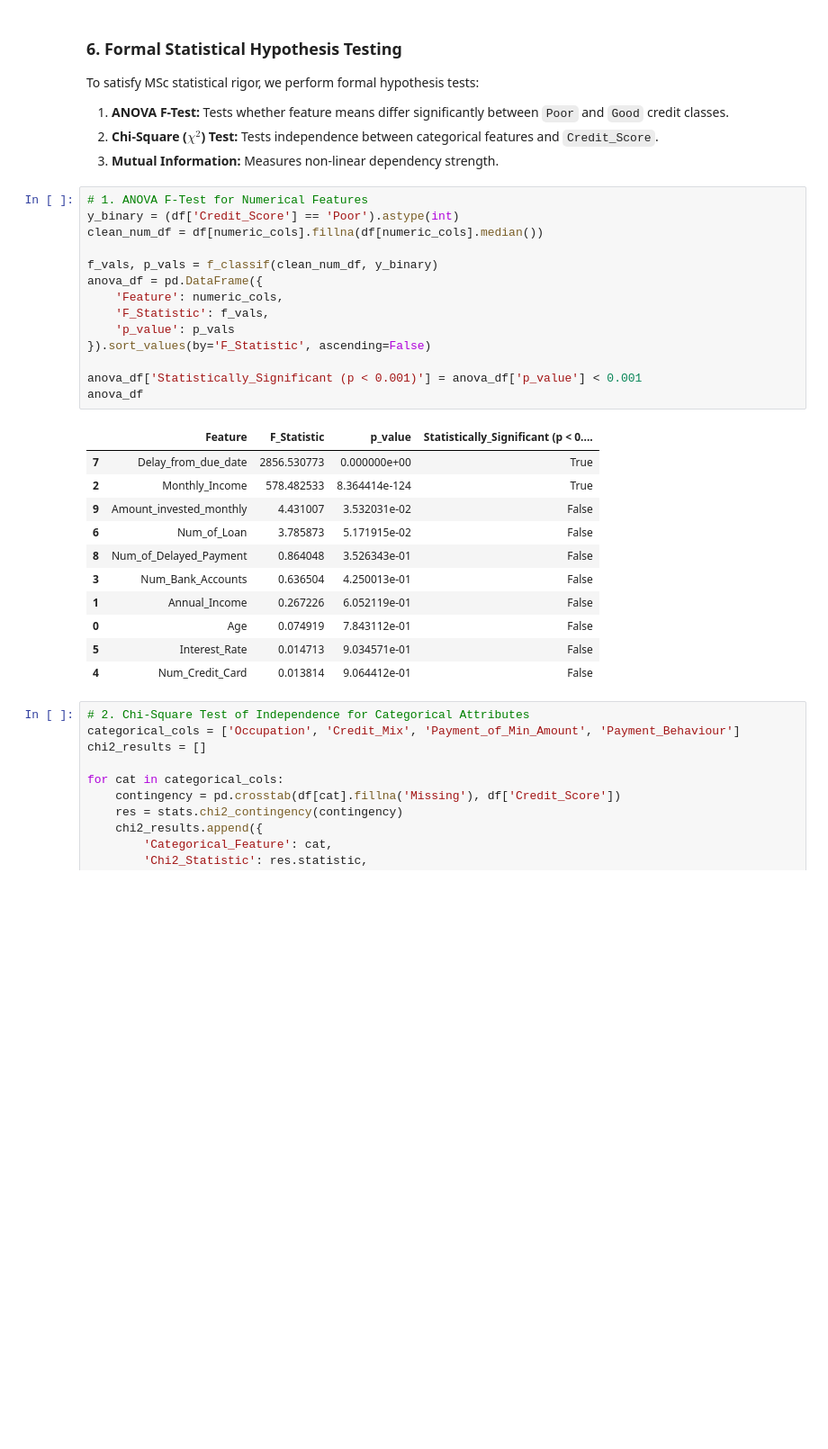
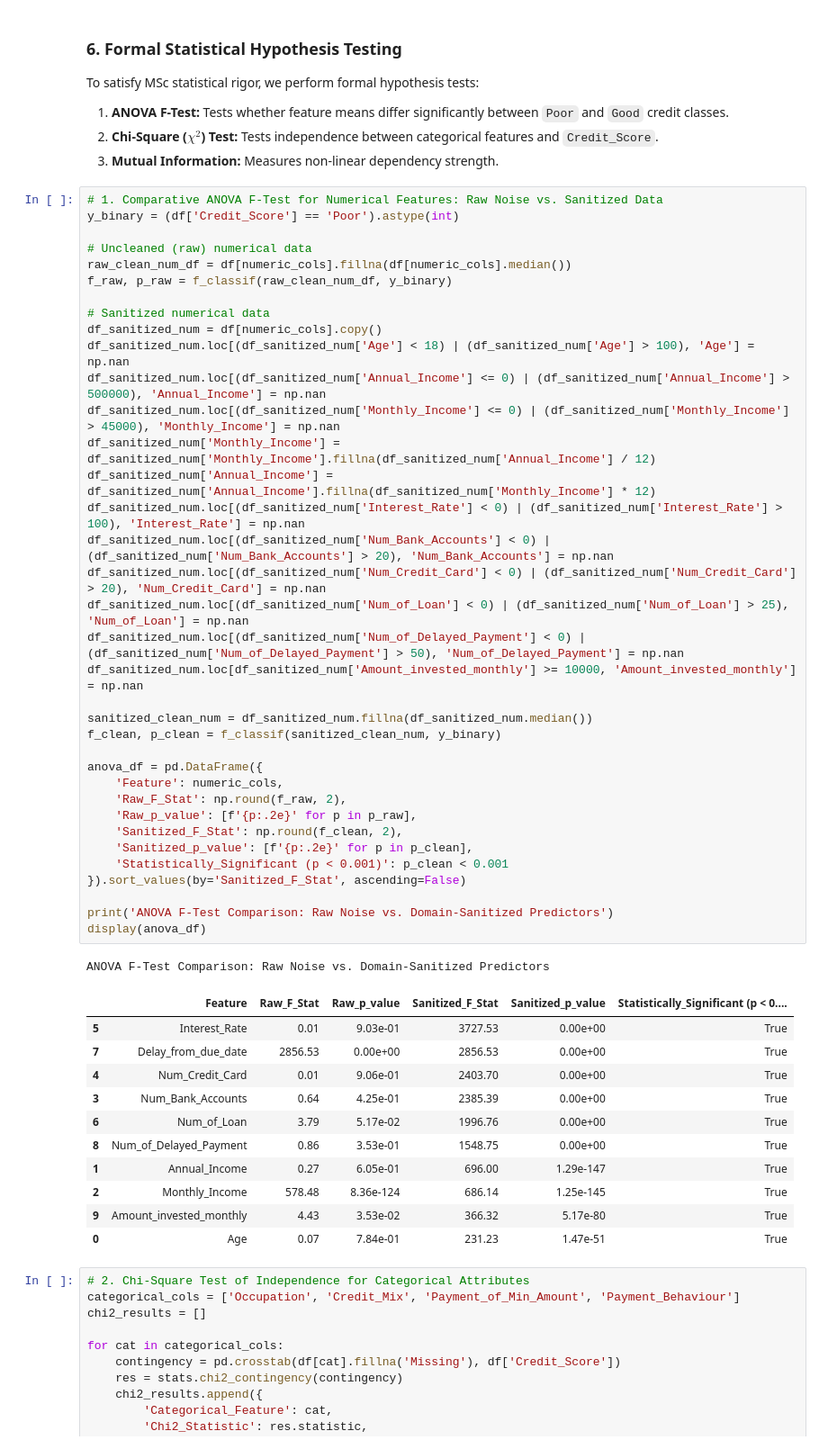
Before and after one commit to ginuka/IT5022_Fundamentals_of_Machine_Learning_Assignment, a Jupyter notebook: notebooks/01_eda_and_data_audit.ipynb, the cells around one changed output. Shown at 90% size. Saved outputs shown, nothing was run; the diff lists cells and outputs as text; blank space fills up the shorter version.

Commit message:
feat(pipeline): implement domain sanitization for Age and corrupted features, update EDA and models

```diff
--- a/notebooks/01_eda_and_data_audit.ipynb
+++ b/notebooks/01_eda_and_data_audit.ipynb
@@ -180,31 +218,54 @@ To satisfy MSc statistical rigor, we perform formal hypothesis tests:
 2. **Chi-Square ($\chi^2$) Test:** Tests independence between categorical features and `Credit_Score`.
 3. **Mutual Information:** Measures non-linear dependency strength.
 # %%
-# 1. ANOVA F-Test for Numerical Features
+# 1. Comparative ANOVA F-Test for Numerical Features: Raw Noise vs. Sanitized Data
 y_binary = (df['Credit_Score'] == 'Poor').astype(int)
-clean_num_df = df[numeric_cols].fillna(df[numeric_cols].median())
 
-f_vals, p_vals = f_classif(clean_num_df, y_binary)
+# Uncleaned (raw) numerical data
+raw_clean_num_df = df[numeric_cols].fillna(df[numeric_cols].median())
+f_raw, p_raw = f_classif(raw_clean_num_df, y_binary)
+
+# Sanitized numerical data
+df_sanitized_num = df[numeric_cols].copy()
+df_sanitized_num.loc[(df_sanitized_num['Age'] < 18) | (df_sanitized_num['Age'] > 100), 'Age'] = np.nan
+df_sanitized_num.loc[(df_sanitized_num['Annual_Income'] <= 0) | (df_sanitized_num['Annual_Income'] > 500000), 'Annual_Income'] = np.nan
+df_sanitized_num.loc[(df_sanitized_num['Monthly_Income'] <= 0) | (df_sanitized_num['Monthly_Income'] > 45000), 'Monthly_Income'] = np.nan
+df_sanitized_num['Monthly_Income'] = df_sanitized_num['Monthly_Income'].fillna(df_sanitized_num['Annual_Income'] / 12)
+df_sanitized_num['Annual_Income'] = df_sanitized_num['Annual_Income'].fillna(df_sanitized_num['Monthly_Income'] * 12)
+df_sanitized_num.loc[(df_sanitized_num['Interest_Rate'] < 0) | (df_sanitized_num['Interest_Rate'] > 100), 'Interest_Rate'] = np.nan
+df_sanitized_num.loc[(df_sanitized_num['Num_Bank_Accounts'] < 0) | (df_sanitized_num['Num_Bank_Accounts'] > 20), 'Num_Bank_Accounts'] = np.nan
+df_sanitized_num.loc[(df_sanitized_num['Num_Credit_Card'] < 0) | (df_sanitized_num['Num_Credit_Card'] > 20), 'Num_Credit_Card'] = np.nan
+df_sanitized_num.loc[(df_sanitized_num['Num_of_Loan'] < 0) | (df_sanitized_num['Num_of_Loan'] > 25), 'Num_of_Loan'] = np.nan
+df_sanitized_num.loc[(df_sanitized_num['Num_of_Delayed_Payment'] < 0) | (df_sanitized_num['Num_of_Delayed_Payment'] > 50), 'Num_of_Delayed_Payment'] = np.nan
+df_sanitized_num.loc[df_sanitized_num['Amount_invested_monthly'] >= 10000, 'Amount_invested_monthly'] = np.nan
+
+sanitized_clean_num = df_sanitized_num.fillna(df_sanitized_num.median())
+f_clean, p_clean = f_classif(sanitized_clean_num, y_binary)
+
 anova_df = pd.DataFrame({
     'Feature': numeric_cols,
-    'F_Statistic': f_vals,
-    'p_value': p_vals
-}).sort_values(by='F_Statistic', ascending=False)
+    'Raw_F_Stat': np.round(f_raw, 2),
+    'Raw_p_value': [f'{p:.2e}' for p in p_raw],
+    'Sanitized_F_Stat': np.round(f_clean, 2),
+    'Sanitized_p_value': [f'{p:.2e}' for p in p_clean],
+    'Statistically_Significant (p < 0.001)': p_clean < 0.001
+}).sort_values(by='Sanitized_F_Stat', ascending=False)
 
-anova_df['Statistically_Significant (p < 0.001)'] = anova_df['p_value'] < 0.001
-anova_df
+print('ANOVA F-Test Comparison: Raw Noise vs. Domain-Sanitized Predictors')
+display(anova_df)
 # %% [output]
+ANOVA F-Test Comparison: Raw Noise vs. Domain-Sanitized Predictors
-|  | Feature | F_Statistic | p_value | Statistically_Significant (p < 0.... |
-| 7 | Delay_from_due_date | 2856.530773 | 0.000000e+00 | True |
-| 2 | Monthly_Income | 578.482533 | 8.364414e-124 | True |
-| 9 | Amount_invested_monthly | 4.431007 | 3.532031e-02 | False |
-| 6 | Num_of_Loan | 3.785873 | 5.171915e-02 | False |
-| 8 | Num_of_Delayed_Payment | 0.864048 | 3.526343e-01 | False |
-| 3 | Num_Bank_Accounts | 0.636504 | 4.250013e-01 | False |
-| 1 | Annual_Income | 0.267226 | 6.052119e-01 | False |
-| 0 | Age | 0.074919 | 7.843112e-01 | False |
-| 5 | Interest_Rate | 0.014713 | 9.034571e-01 | False |
-| 4 | Num_Credit_Card | 0.013814 | 9.064412e-01 | False |
+|  | Feature | Raw_F_Stat | Raw_p_value | Sanitized_F_Stat | Sanitized_p_value | Statistically_Significant (p < 0.... |
+| 5 | Interest_Rate | 0.01 | 9.03e-01 | 3727.53 | 0.00e+00 | True |
+| 7 | Delay_from_due_date | 2856.53 | 0.00e+00 | 2856.53 | 0.00e+00 | True |
+| 4 | Num_Credit_Card | 0.01 | 9.06e-01 | 2403.70 | 0.00e+00 | True |
+| 3 | Num_Bank_Accounts | 0.64 | 4.25e-01 | 2385.39 | 0.00e+00 | True |
+| 6 | Num_of_Loan | 3.79 | 5.17e-02 | 1996.76 | 0.00e+00 | True |
+| 8 | Num_of_Delayed_Payment | 0.86 | 3.53e-01 | 1548.75 | 0.00e+00 | True |
+| 1 | Annual_Income | 0.27 | 6.05e-01 | 696.00 | 1.29e-147 | True |
+| 2 | Monthly_Income | 578.48 | 8.36e-124 | 686.14 | 1.25e-145 | True |
+| 9 | Amount_invested_monthly | 4.43 | 3.53e-02 | 366.32 | 5.17e-80 | True |
+| 0 | Age | 0.07 | 7.84e-01 | 231.23 | 1.47e-51 | True |
 # %%
 # 2. Chi-Square Test of Independence for Categorical Attributes
 categorical_cols = ['Occupation', 'Credit_Mix', 'Payment_of_Min_Amount', 'Payment_Behaviour']
```
Also changed, not shown: parts of 3 cells of this notebook, 13 other files.
